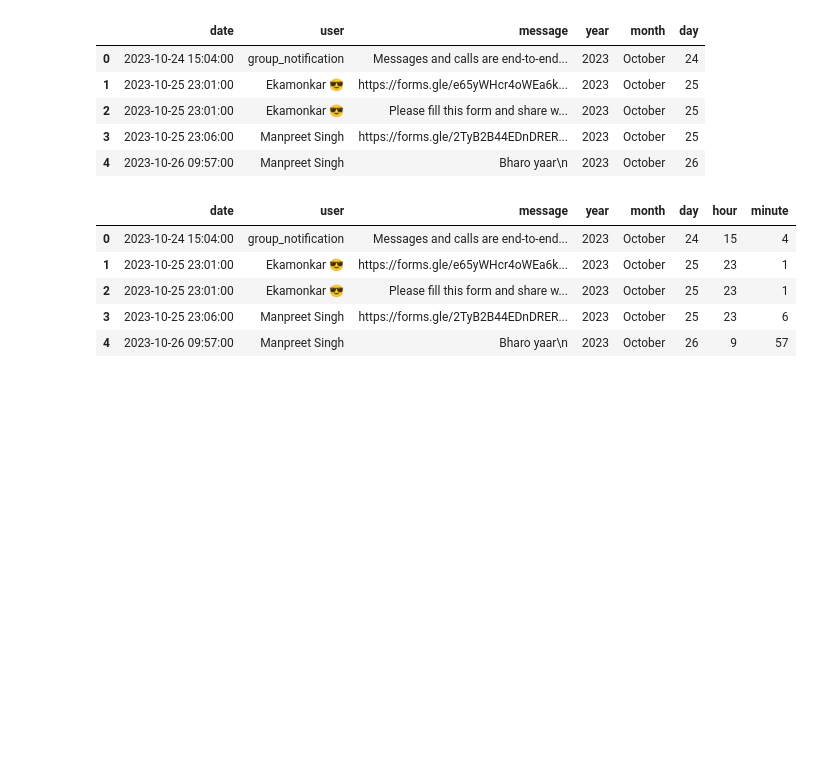
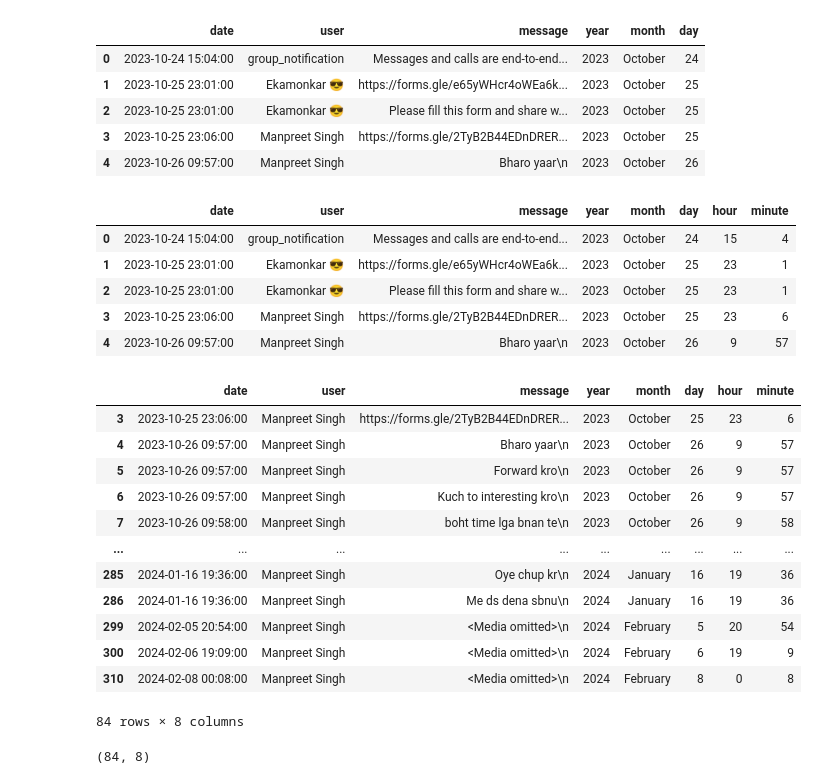
Before and after one commit to Tracer786/WhatsApp-Chat-Analyzer, a Jupyter notebook: WhatsApp Chat Analysis.ipynb, the cells around one changed output. Drawn from its saved outputs; the diff is of its cells as text; code cells hidden in the pictures; blank space fills up the shorter version.

```diff
--- a/WhatsApp Chat Analysis.ipynb
+++ b/WhatsApp Chat Analysis.ipynb
@@ -247,3 +247,24 @@ df.head()
 #from here onwards we have begin the analysis of the chat
 #most of the code here is present in the pycharm files
 #we are writing the code here just to check the output and the working of the code
+# %%
+#printing all the rows of a particular user
+df[df['user'] == 'Manpreet Singh']
+# %% [output]
+|  | date | user | message | year | month | day | hour | minute |
+| 3 | 2023-10-25 23:06:00 | Manpreet Singh | https://forms.gle/2TyB2B44EDnDRER... | 2023 | October | 25 | 23 | 6 |
+| 4 | 2023-10-26 09:57:00 | Manpreet Singh | Bharo yaar\n | 2023 | October | 26 | 9 | 57 |
+| 5 | 2023-10-26 09:57:00 | Manpreet Singh | Forward kro\n | 2023 | October | 26 | 9 | 57 |
+| 6 | 2023-10-26 09:57:00 | Manpreet Singh | Kuch to interesting kro\n | 2023 | October | 26 | 9 | 57 |
+| 7 | 2023-10-26 09:58:00 | Manpreet Singh | boht time lga bnan te\n | 2023 | October | 26 | 9 | 58 |
+| ... | ... | ... | ... | ... | ... | ... | ... | ... |
+| 285 | 2024-01-16 19:36:00 | Manpreet Singh | Oye chup kr\n | 2024 | January | 16 | 19 | 36 |
+| 286 | 2024-01-16 19:36:00 | Manpreet Singh | Me ds dena sbnu\n | 2024 | January | 16 | 19 | 36 |
+| 299 | 2024-02-05 20:54:00 | Manpreet Singh | <Media omitted>\n | 2024 | February | 5 | 20 | 54 |
+| 300 | 2024-02-06 19:09:00 | Manpreet Singh | <Media omitted>\n | 2024 | February | 6 | 19 | 9 |
+| 310 | 2024-02-08 00:08:00 | Manpreet Singh | <Media omitted>\n | 2024 | February | 8 | 0 | 8 |
+84 rows × 8 columns
+# %%
+df[df['user'] == 'Manpreet Singh'].shape
+# %% [output]
+(84, 8)
```
Also changed, not shown: parts of 1 cell of this notebook.
